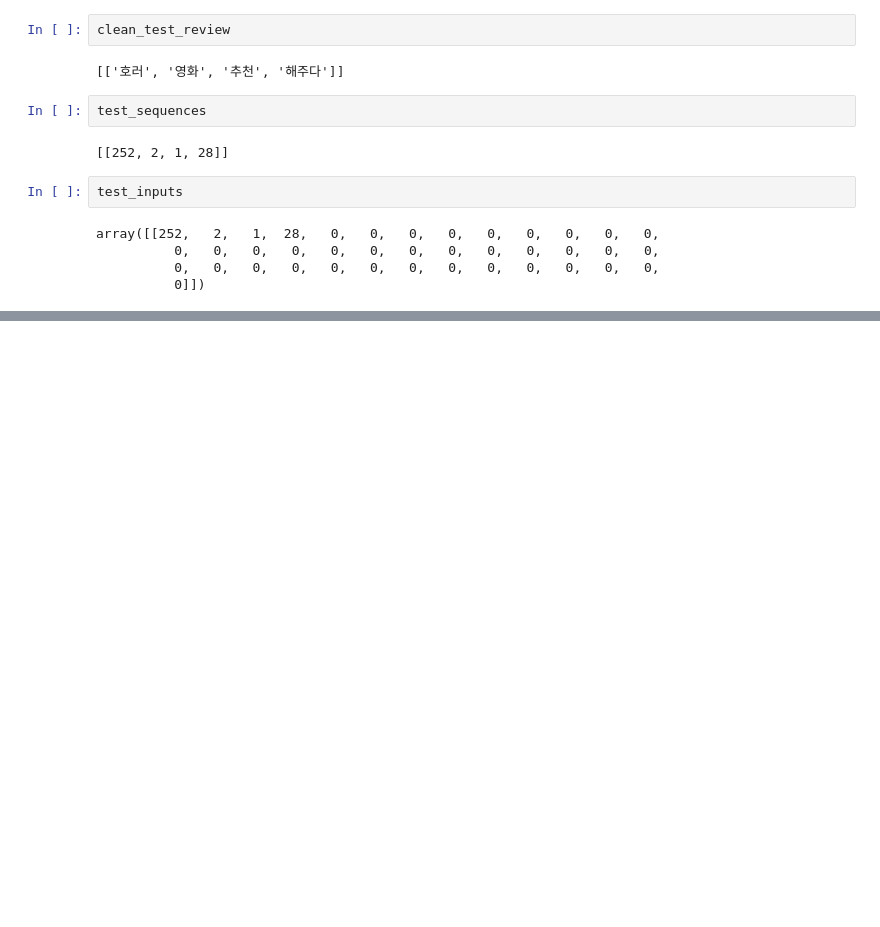
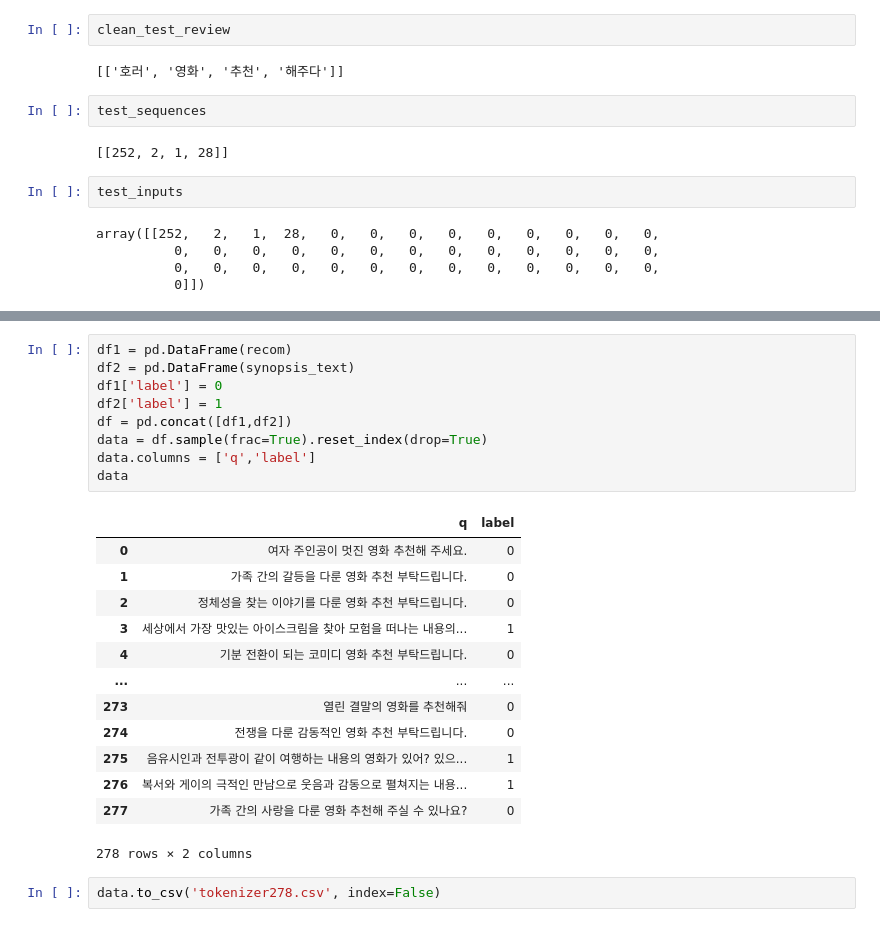
Before and after one commit to kimpubao/FinalProject, a Jupyter notebook: text_classifier.ipynb, the cells around one changed output, grey strips where cells are left out. Cells and saved outputs as stored; diff of their text form; blank space fills up the shorter version.

```diff
--- a/text_classifier.ipynb
+++ b/text_classifier.ipynb
@@ -918,0 +1372,25 @@ array([[0]])
+# %%
+df1 = pd.DataFrame(recom)
+df2 = pd.DataFrame(synopsis_text)
+df1['label'] = 0
+df2['label'] = 1
+df = pd.concat([df1,df2])
+data = df.sample(frac=True).reset_index(drop=True)
+data.columns = ['q','label']
+data
+# %% [output]
+|  | q | label |
+| 0 | 여자 주인공이 멋진 영화 추천해 주세요. | 0 |
+| 1 | 가족 간의 갈등을 다룬 영화 추천 부탁드립니다. | 0 |
+| 2 | 정체성을 찾는 이야기를 다룬 영화 추천 부탁드립니다. | 0 |
+| 3 | 세상에서 가장 맛있는 아이스크림을 찾아 모험을 떠나는 내용의... | 1 |
+| 4 | 기분 전환이 되는 코미디 영화 추천 부탁드립니다. | 0 |
+| ... | ... | ... |
+| 273 | 열린 결말의 영화를 추천해줘 | 0 |
+| 274 | 전쟁을 다룬 감동적인 영화 추천 부탁드립니다. | 0 |
+| 275 | 음유시인과 전투광이 같이 여행하는 내용의 영화가 있어? 있으... | 1 |
+| 276 | 복서와 게이의 극적인 만남으로 웃음과 감동으로 펼쳐지는 내용... | 1 |
+| 277 | 가족 간의 사랑을 다룬 영화 추천해 주실 수 있나요? | 0 |
+278 rows × 2 columns
+# %%
+data.to_csv('tokenizer278.csv', index=False)
```
Also changed, not shown: parts of 26 cells of this notebook, 2 other files.
